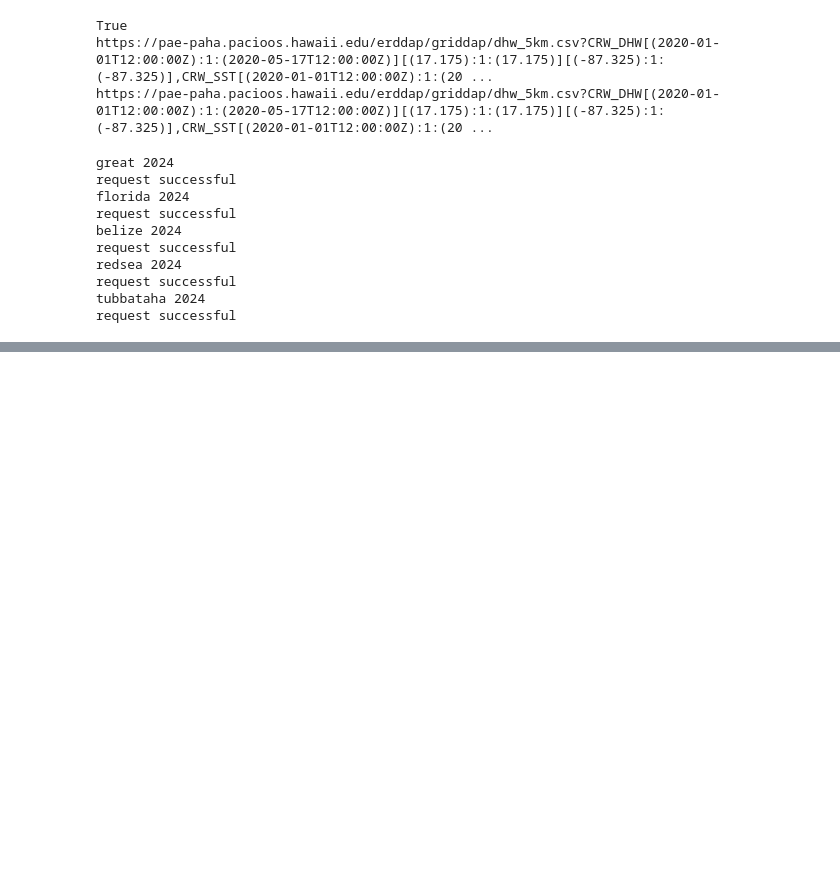
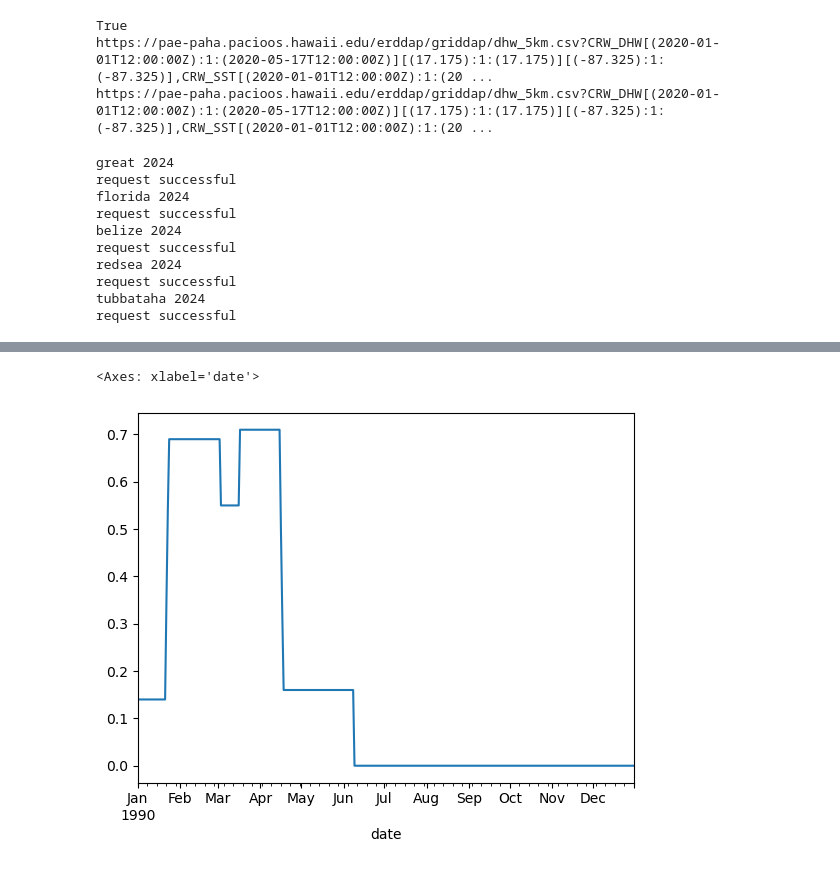
Before and after one commit to infiniteperplexity/coral-bleaching-led-project, a Jupyter notebook: download/dhw_sst_download.ipynb, the cells around one changed output, grey strips where cells are left out. Saved outputs shown, nothing was run; the diff lists cells and outputs as text; code cells hidden in the pictures; blank space fills up the shorter version.

```diff
--- a/download/dhw_sst_download.ipynb
+++ b/download/dhw_sst_download.ipynb
@@ -114,0 +126,7 @@ for reef in reefs:
+# %%
+yr = 1990
+sub = df.loc[f'{yr}-01-01':f'{yr}-12-31']
+sub['dhw'].plot()
+# %% [output]
+<Axes: xlabel='date'>
+[figure, added]
```
Also changed, not shown: parts of 2 cells of this notebook, 1 other file.
